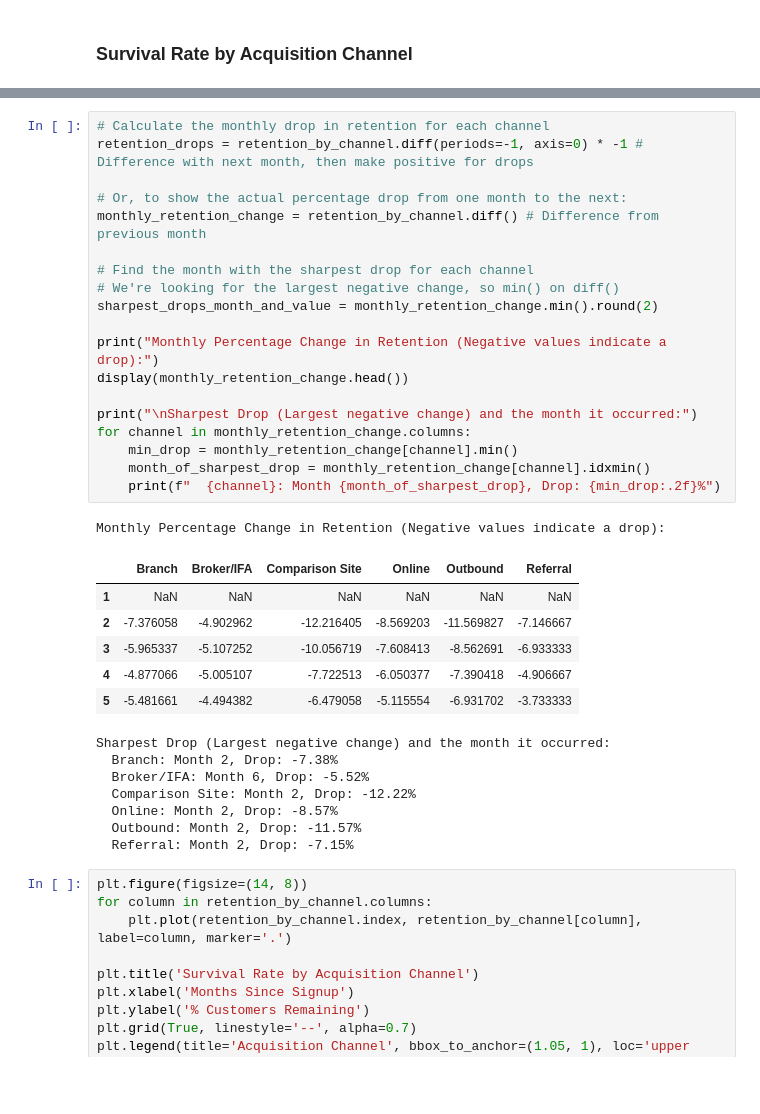
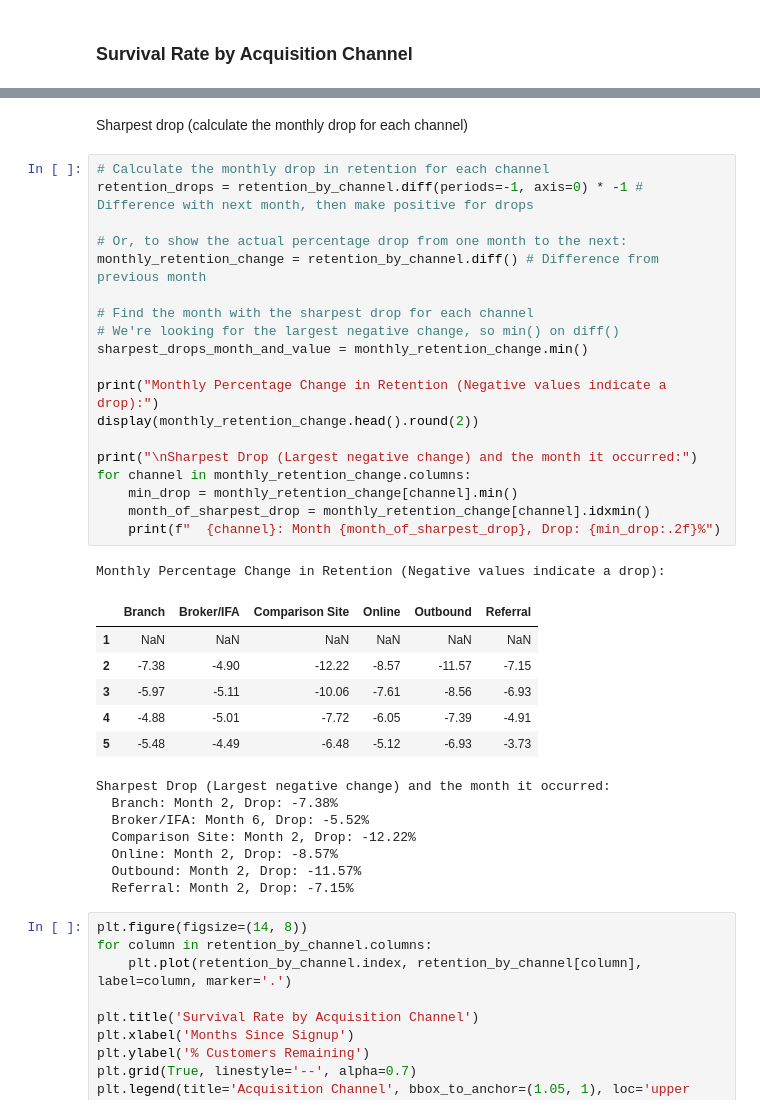
Before and after one commit to geraintmelville/moneycraft_project, a Jupyter notebook: LizMoneyCraft.ipynb, the cells around one changed output, grey strips where cells are left out. Saved outputs shown, nothing was run; the diff lists cells and outputs as text; blank space fills up the shorter version.

```diff
--- a/LizMoneyCraft.ipynb
+++ b/LizMoneyCraft.ipynb
@@ -644,30 +661,32 @@ display(retention_by_channel.head())
+# %% [markdown]
+Sharpest drop (calculate the monthly drop for each channel)
 # %%
 # Calculate the monthly drop in retention for each channel
 retention_drops = retention_by_channel.diff(periods=-1, axis=0) * -1 # Difference with next month, then make positive for drops
 
 # Or, to show the actual percentage drop from one month to the next:
 monthly_retention_change = retention_by_channel.diff() # Difference from previous month
 
 # Find the month with the sharpest drop for each channel
 # We're looking for the largest negative change, so min() on diff()
-sharpest_drops_month_and_value = monthly_retention_change.min().round(2)
+sharpest_drops_month_and_value = monthly_retention_change.min()
 
 print("Monthly Percentage Change in Retention (Negative values indicate a drop):")
-display(monthly_retention_change.head())
+display(monthly_retention_change.head().round(2))
 
 print("\nSharpest Drop (Largest negative change) and the month it occurred:")
 for channel in monthly_retention_change.columns:
     min_drop = monthly_retention_change[channel].min()
     month_of_sharpest_drop = monthly_retention_change[channel].idxmin()
     print(f"  {channel}: Month {month_of_sharpest_drop}, Drop: {min_drop:.2f}%")
 # %% [output]
 Monthly Percentage Change in Retention (Negative values indicate a drop):
 |  | Branch | Broker/IFA | Comparison Site | Online | Outbound | Referral |
 | 1 | NaN | NaN | NaN | NaN | NaN | NaN |
-| 2 | -7.376058 | -4.902962 | -12.216405 | -8.569203 | -11.569827 | -7.146667 |
-| 3 | -5.965337 | -5.107252 | -10.056719 | -7.608413 | -8.562691 | -6.933333 |
-| 4 | -4.877066 | -5.005107 | -7.722513 | -6.050377 | -7.390418 | -4.906667 |
-| 5 | -5.481661 | -4.494382 | -6.479058 | -5.115554 | -6.931702 | -3.733333 |
+| 2 | -7.38 | -4.90 | -12.22 | -8.57 | -11.57 | -7.15 |
+| 3 | -5.97 | -5.11 | -10.06 | -7.61 | -8.56 | -6.93 |
+| 4 | -4.88 | -5.01 | -7.72 | -6.05 | -7.39 | -4.91 |
+| 5 | -5.48 | -4.49 | -6.48 | -5.12 | -6.93 | -3.73 |
 Sharpest Drop (Largest negative change) and the month it occurred:
   Branch: Month 2, Drop: -7.38%
   Broker/IFA: Month 6, Drop: -5.52%
```
Also changed, not shown: parts of 5 cells of this notebook.
